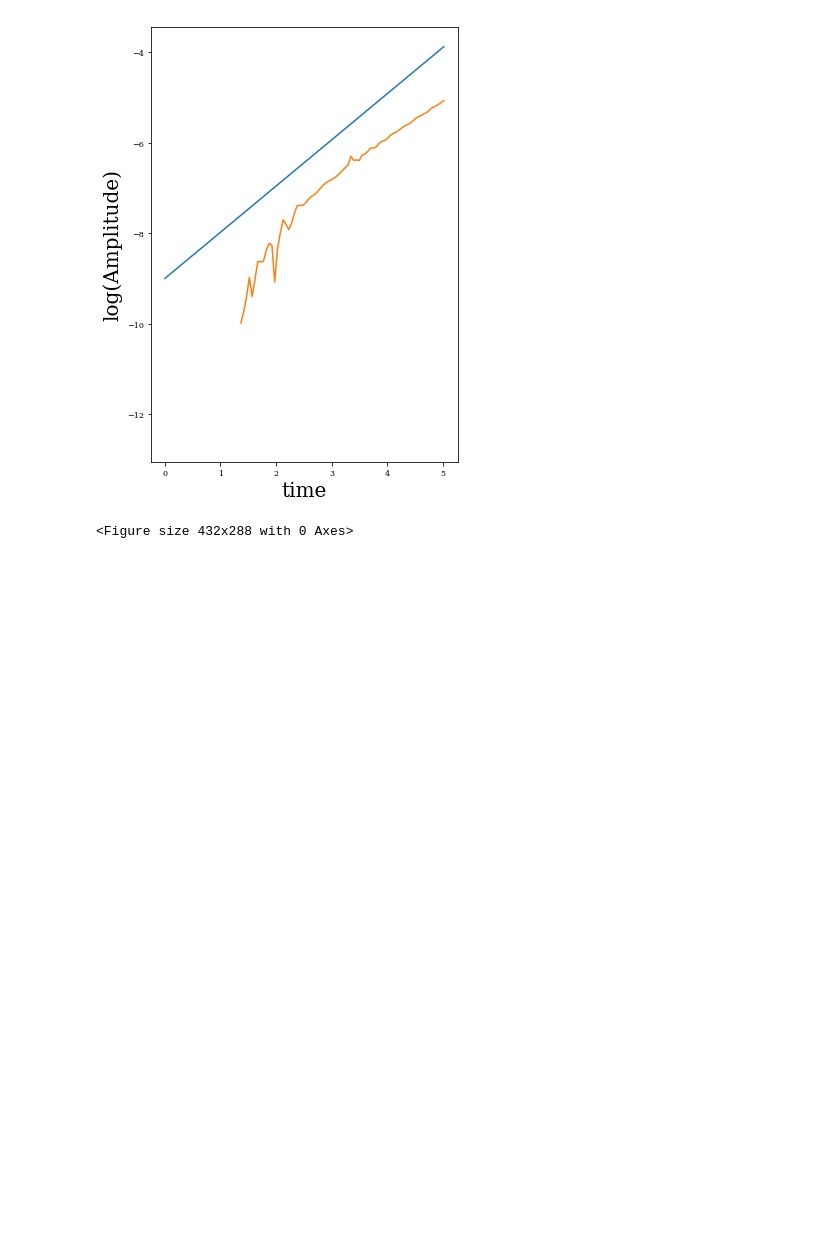
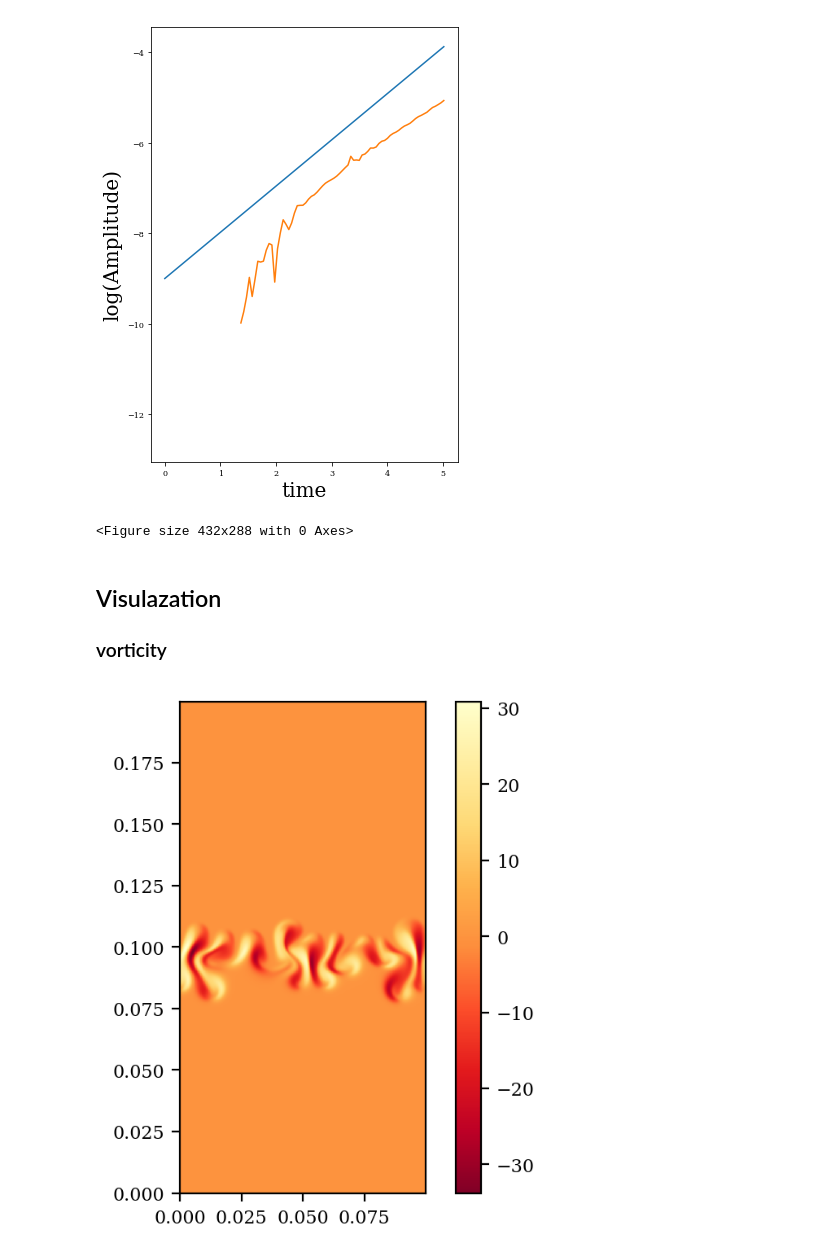
Before and after one commit to xinbian/RTMixEnstrophy, a Jupyter notebook: bubVel.ipynb, the cells around one changed output. Drawn from its saved outputs; the diff is of its cells as text; code cells hidden in the pictures; blank space fills up the shorter version.

```diff
--- a/bubVel.ipynb
+++ b/bubVel.ipynb
@@ -23,6 +23,7 @@ rho_h = 10
 rho_l = 1
 At = (rho_h - rho_l)/float(rho_h + rho_l)
 CFDmethod = False
+variable = ['PVx','PVy','PVz','PPress', 'Prho']
 #####input done
 # %%
 ###calculate some parameters
@@ -346,3 +346,42 @@ plt.clf()
 # %% [output]
 [figure]
 <Figure size 432x288 with 0 Axes>
+# %% [markdown]
+## Visulazation
+### vorticity
+# %%
+#calculate bubble and spike location
+step = ['040000']
+for istep in step:
+    #obtain velocity
+
+    mylist = ['Fields/',variable[0],'/',istep]
+    filepath = delimiter.join(mylist)
+    databk = h5file.get(filepath)
+    vx = np.array(databk)
+    mylist = ['Fields/',variable[1],'/',istep]
+    filepath = delimiter.join(mylist)
+    databk = h5file.get(filepath)
+    vy = np.array(databk)
+    mylist = ['Fields/',variable[2],'/',istep]
+    filepath = delimiter.join(mylist)
+    databk = h5file.get(filepath)
+    vz = np.array(databk)
+
+    #calculate vorticity
+    if nx == 1:
+        vorx = np.gradient(vz, dz, axis=1) - np.gradient(vy, dz, axis=0)
+    else:
+        vorx = np.gradient(vz, dz, axis=1) - np.gradient(vy, dz, axis=0)
+        vory = np.gradient(vx, dz, axis=0) - np.gradient(vz, dz, axis=2)
+        vorz = np.gradient(vy, dz, axis=2) - np.gradient(vx, dz, axis=1)
+
+    vorx = np.transpose(vorx)
+    vorx = np.transpose(np.reshape(vorx, (ny,nz)))
+    fig_pi = plt.figure(1, figsize = (4*1.214,4.0), dpi=200)
+    plt.rc('font', family='serif', size=8)
+    plt.imshow(vorx, origin='none', extent=horizon_lim+vert_lim, aspect=1,
+           cmap='YlOrRd_r')
+    plt.colorbar()
+# %% [output]
+[figure, added]
```
Also changed, not shown: parts of 2 cells of this notebook.
